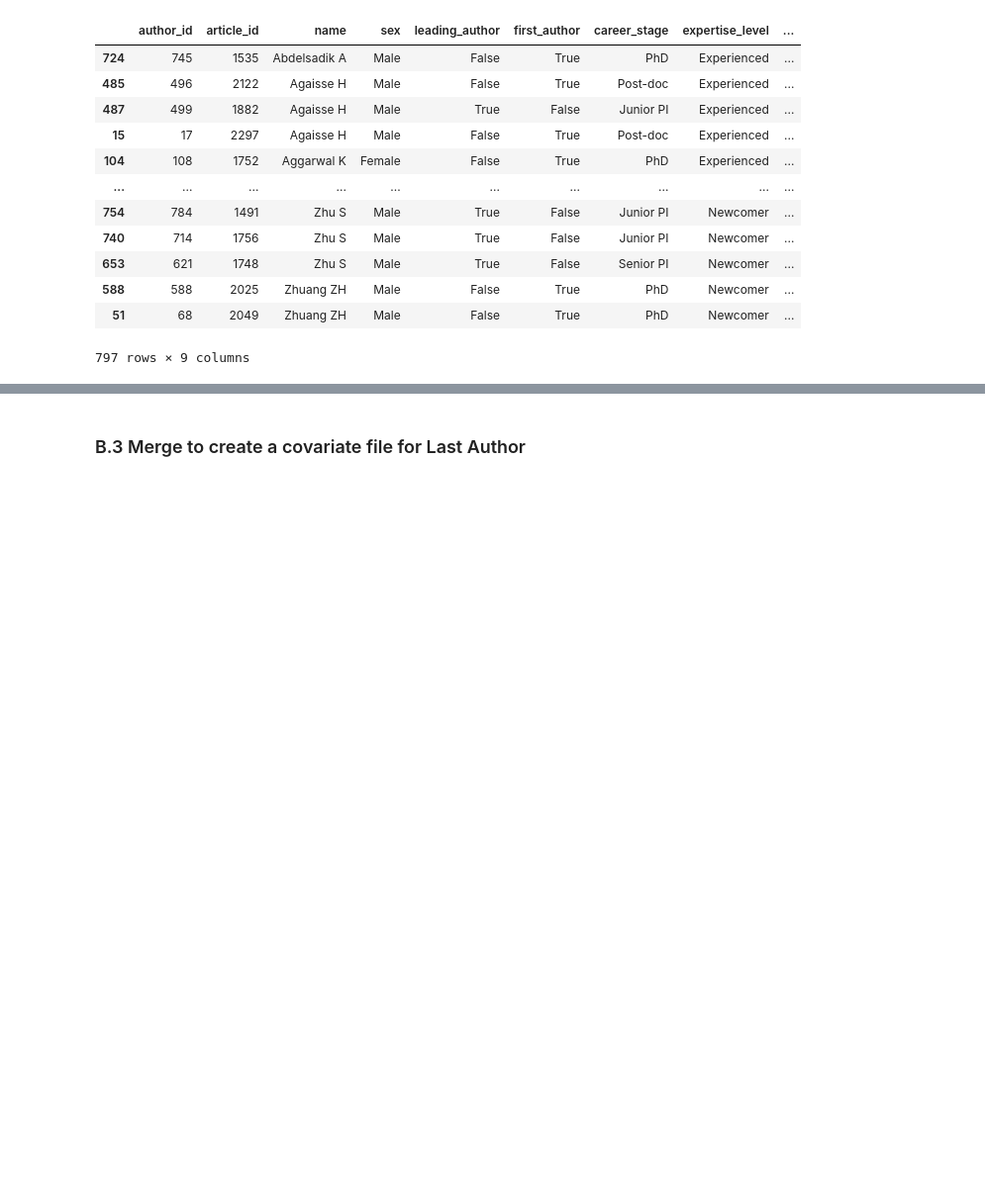
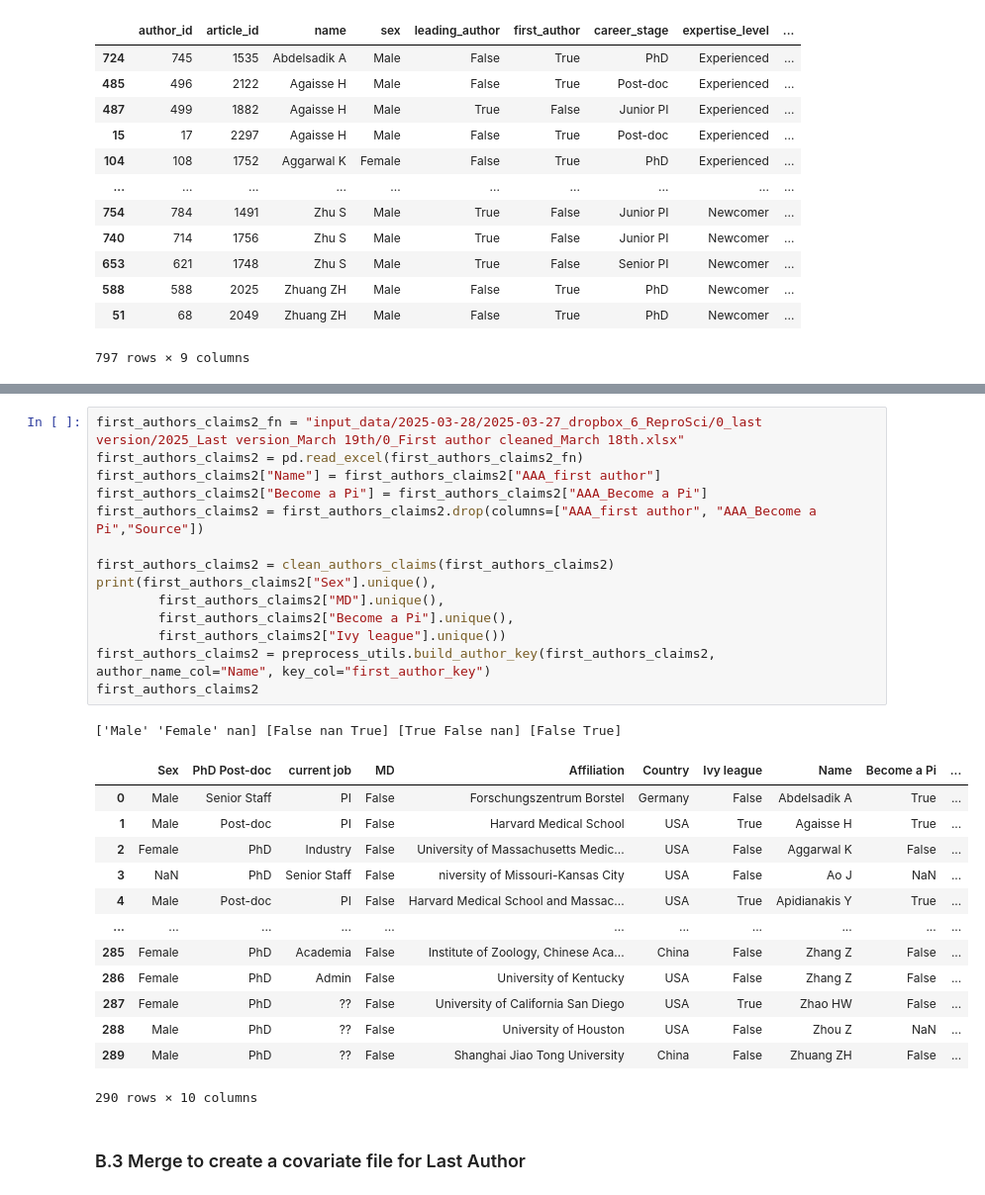
Before and after one commit to jcblemai/drosophila-reproducibility, a Jupyter notebook: preprocess.ipynb, the cells around one changed output, grey strips where cells are left out. Shown at 99% size. Saved outputs shown, nothing was run; the diff lists cells and outputs as text; blank space fills up the shorter version.

Commit message:
before getting rid of the pair xlsx file

```diff
--- a/preprocess.ipynb
+++ b/preprocess.ipynb
@@ -512,3 +617,32 @@ first_authors_claims = preprocess_utils.clean_author_keys(first_authors_claims,
+# %%
+first_authors_claims2_fn = "input_data/2025-03-28/2025-03-27_dropbox_6_ReproSci/0_last version/2025_Last version_March 19th/0_First author cleaned_March 18th.xlsx"
+first_authors_claims2 = pd.read_excel(first_authors_claims2_fn)
+first_authors_claims2["Name"] = first_authors_claims2["AAA_first author"]
+first_authors_claims2["Become a Pi"] = first_authors_claims2["AAA_Become a Pi"]
+first_authors_claims2 = first_authors_claims2.drop(columns=["AAA_first author", "AAA_Become a Pi","Source"])
+
+first_authors_claims2 = clean_authors_claims(first_authors_claims2)
+print(first_authors_claims2["Sex"].unique(),
+        first_authors_claims2["MD"].unique(),
+        first_authors_claims2["Become a Pi"].unique(),
+        first_authors_claims2["Ivy league"].unique())
+first_authors_claims2 = preprocess_utils.build_author_key(first_authors_claims2, author_name_col="Name", key_col="first_author_key")
+first_authors_claims2
+# %% [output]
+['Male' 'Female' nan] [False nan True] [True False nan] [False True]
+|  | Sex | PhD Post-doc | current job | MD | Affiliation | Country | Ivy league | Name | Become a Pi | ... |
+| 0 | Male | Senior Staff | PI | False | Forschungszentrum Borstel | Germany | False | Abdelsadik A | True | ... |
+| 1 | Male | Post-doc | PI | False | Harvard Medical School | USA | True | Agaisse H | True | ... |
+| 2 | Female | PhD | Industry | False | University of Massachusetts Medic... | USA | False | Aggarwal K | False | ... |
+| 3 | NaN | PhD | Senior Staff | False | niversity of Missouri-Kansas City | USA | False | Ao J | NaN | ... |
+| 4 | Male | Post-doc | PI | False | Harvard Medical School and Massac... | USA | True | Apidianakis Y | True | ... |
+| ... | ... | ... | ... | ... | ... | ... | ... | ... | ... | ... |
+| 285 | Female | PhD | Academia | False | Institute of Zoology, Chinese Aca... | China | False | Zhang Z | False | ... |
+| 286 | Female | PhD | Admin | False | University of Kentucky | USA | False | Zhang Z | False | ... |
+| 287 | Female | PhD | ?? | False | University of California San Diego | USA | True | Zhao HW | False | ... |
+| 288 | Male | PhD | ?? | False | University of Houston | USA | False | Zhou Z | NaN | ... |
+| 289 | Male | PhD | ?? | False | Shanghai Jiao Tong University | China | False | Zhuang ZH | False | ... |
+290 rows × 10 columns
 # %% [markdown]
 ### B.3 Merge to create a covariate file for Last Author
 # %%
```
Also changed, not shown: parts of 32 cells of this notebook, 2 other files.
